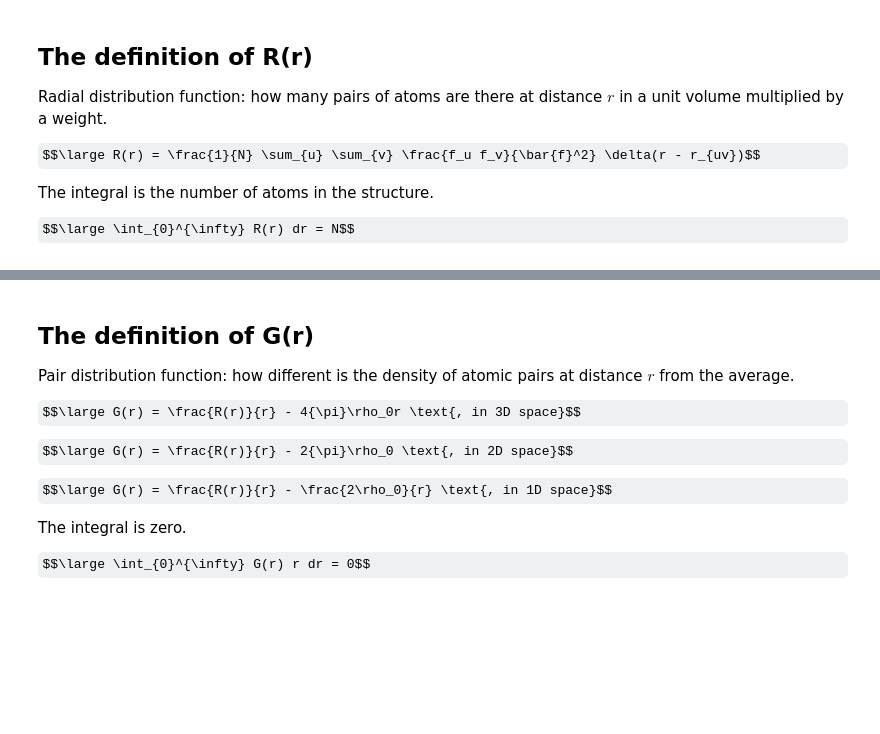
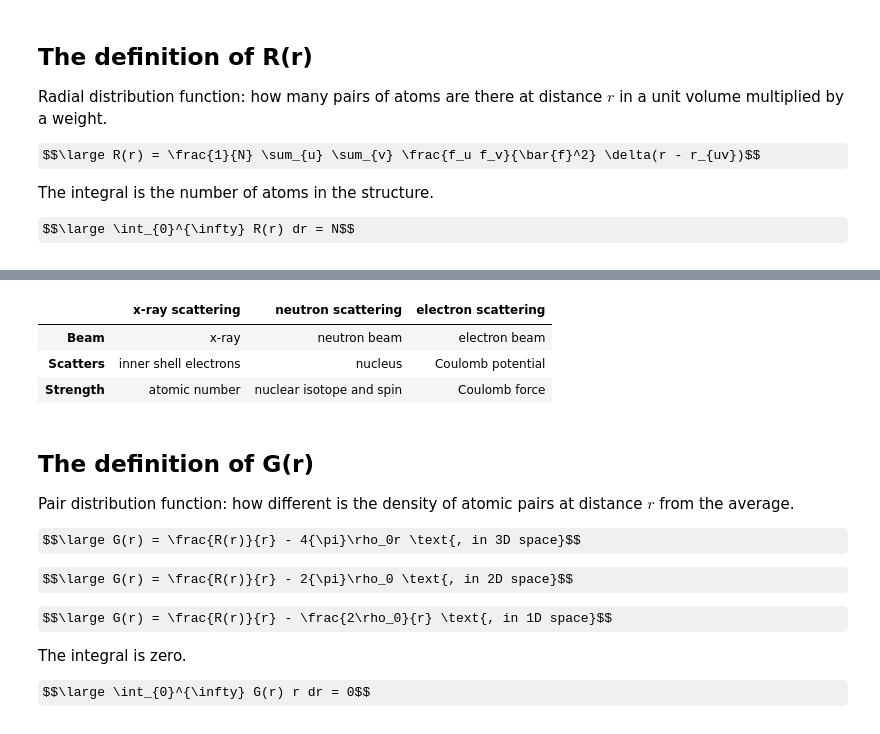
Before and after one commit to st3107/-20210203st_crystallography, a Jupyter notebook: Untitled.ipynb, the cells around one changed output, grey strips where cells are left out. Saved outputs shown, nothing was run; the diff lists cells and outputs as text; code cells hidden in the pictures; some formulas as TeX source; blank space fills up the shorter version.

```diff
--- a/Untitled.ipynb
+++ b/Untitled.ipynb
@@ -15,3 +19,22 @@ $$\large \int_{0}^{\infty} R(r) dr = N$$
+# %%
+import pandas as pd
+
+
+df = pd.DataFrame(
+    {
+        "Beam": ["x-ray", "neutron beam", "electron beam"],
+        "Scatters": ["inner shell electrons", "nucleus", "Coulomb potential"],
+        "Strength": ["atomic number", "nuclear isotope and spin", "Coulomb force"]
+    },
+    index= ["x-ray scattering", "neutron scattering", "electron scattering"]
+).T
+df = df.style.set_table_attributes('style="font-size: 24px"')
+df
+# %% [output]
+|  | x-ray scattering | neutron scattering | electron scattering |
+| Beam | x-ray | neutron beam | electron beam |
+| Scatters | inner shell electrons | nucleus | Coulomb potential |
+| Strength | atomic number | nuclear isotope and spin | Coulomb force |
 # %% [markdown]
 ## The definition of G(r)
 
```
Also changed, not shown: parts of 8 cells of this notebook, 3 other files.
